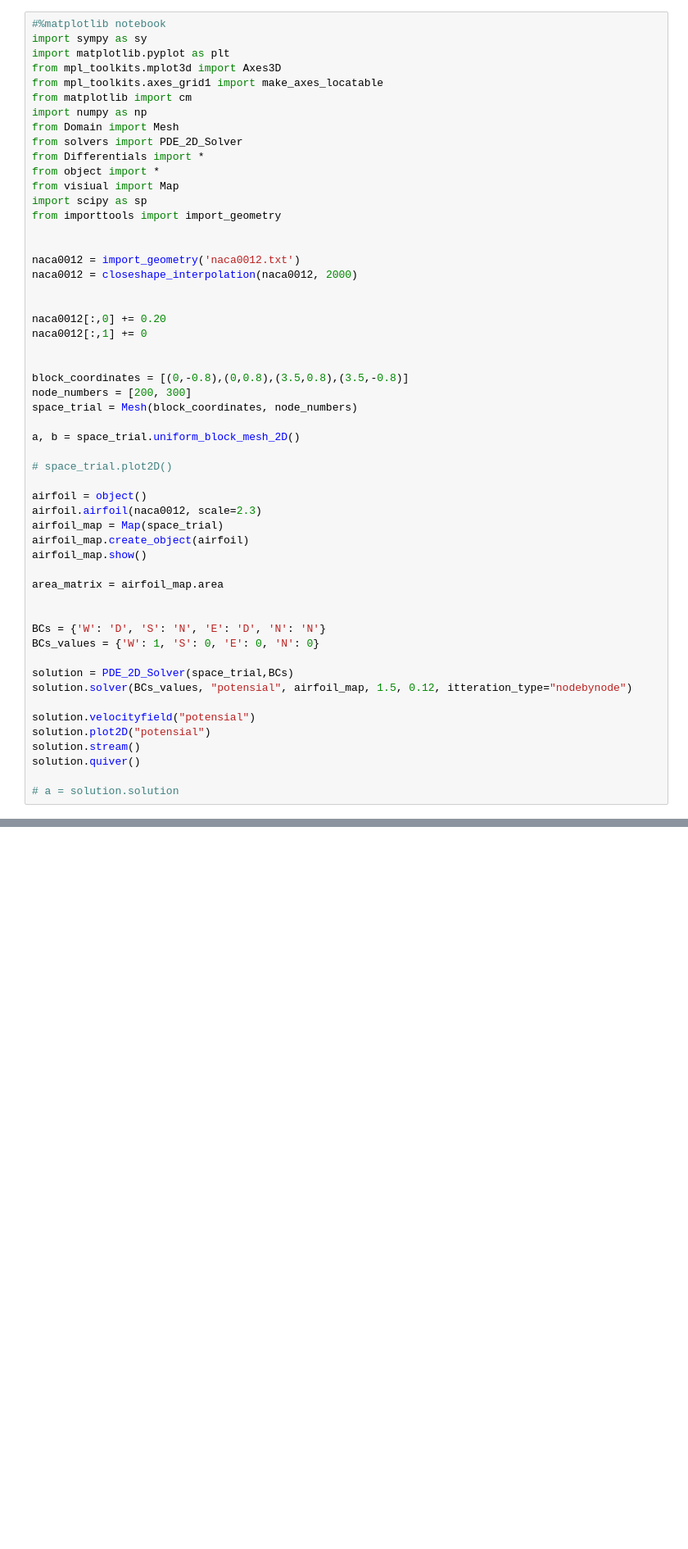
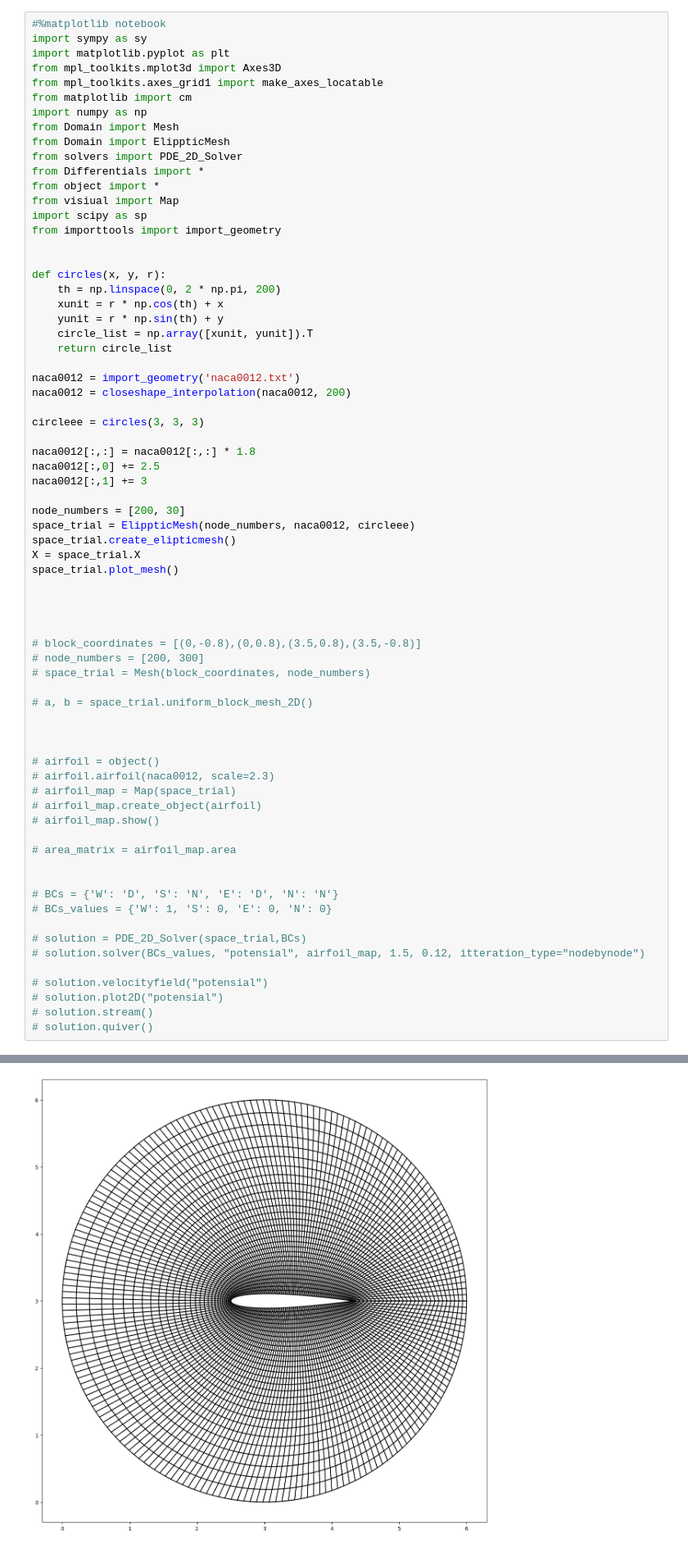
Before and after one commit to MehmetHakanSari/PotentialSolver, a Jupyter notebook: trials.ipynb, the cells around one changed output, grey strips where cells are left out. Shown at 82% size. Saved outputs shown, nothing was run; the diff lists cells and outputs as text; blank space fills up the shorter version.

Commit message:
eliptic mes hgeneration is added

```diff
--- a/trials.ipynb
+++ b/trials.ipynb
@@ -99,6 +88,7 @@ from mpl_toolkits.axes_grid1 import make_axes_locatable
 from matplotlib import cm
 import numpy as np
 from Domain import Mesh
+from Domain import ElippticMesh
 from solvers import PDE_2D_Solver
 from Differentials import *
 from object import *
@@ -107,40 +97,56 @@ import scipy as sp
 from importtools import import_geometry
 
 
+def circles(x, y, r):
+    th = np.linspace(0, 2 * np.pi, 200)
+    xunit = r * np.cos(th) + x
+    yunit = r * np.sin(th) + y
+    circle_list = np.array([xunit, yunit]).T
+    return circle_list
+
 naca0012 = import_geometry('naca0012.txt')
-naca0012 = closeshape_interpolation(naca0012, 2000)
+naca0012 = closeshape_interpolation(naca0012, 200)
+
+circleee = circles(3, 3, 3)
+
+naca0012[:,:] = naca0012[:,:] * 1.8
+naca0012[:,0] += 2.5
+naca0012[:,1] += 3
+
+node_numbers = [200, 30]
+space_trial = ElippticMesh(node_numbers, naca0012, circleee)
+space_trial.create_elipticmesh()
+X = space_trial.X
+space_trial.plot_mesh()
 
 
-naca0012[:,0] += 0.20
-naca0012[:,1] += 0
 
 
-block_coordinates = [(0,-0.8),(0,0.8),(3.5,0.8),(3.5,-0.8)]
-node_numbers = [200, 300]
-space_trial = Mesh(block_coordinates, node_numbers)
+# block_coordinates = [(0,-0.8),(0,0.8),(3.5,0.8),(3.5,-0.8)]
+# node_numbers = [200, 300]
+# space_trial = Mesh(block_coordinates, node_numbers)
 
-a, b = space_trial.uniform_block_mesh_2D()
-
-# space_trial.plot2D()
-
-airfoil = object()
-airfoil.airfoil(naca0012, scale=2.3)
-airfoil_map = Map(space_trial)
-airfoil_map.create_object(airfoil)
-airfoil_map.show()
-
-area_matrix = airfoil_map.area
+# a, b = space_trial.uniform_block_mesh_2D()
 
 
-BCs = {'W': 'D', 'S': 'N', 'E': 'D', 'N': 'N'}
-BCs_values = {'W': 1, 'S': 0, 'E': 0, 'N': 0}
 
-solution = PDE_2D_Solver(space_trial,BCs)
-solution.solver(BCs_values, "potensial", airfoil_map, 1.5, 0.12, itteration_type="nodebynode")
+# airfoil = object()
+# airfoil.airfoil(naca0012, scale=2.3)
+# airfoil_map = Map(space_trial)
+# airfoil_map.create_object(airfoil)
+# airfoil_map.show()
 
-solution.velocityfield("potensial")
-solution.plot2D("potensial")
-solution.stream()
-solution.quiver()
+# area_matrix = airfoil_map.area
 
-# a = solution.solution
+
+# BCs = {'W': 'D', 'S': 'N', 'E': 'D', 'N': 'N'}
+# BCs_values = {'W': 1, 'S': 0, 'E': 0, 'N': 0}
+
+# solution = PDE_2D_Solver(space_trial,BCs)
+# solution.solver(BCs_values, "potensial", airfoil_map, 1.5, 0.12, itteration_type="nodebynode")
+
+# solution.velocityfield("potensial")
+# solution.plot2D("potensial")
+# solution.stream()
+# solution.quiver()
+# %% [output]
@@ -147,3 +159,4 @@ solution.quiver()
+[figure, added]
 # %%
 import numpy as np
 import pickle as pkl
```
Also changed, not shown: parts of 3 cells of this notebook, 1 other file.
